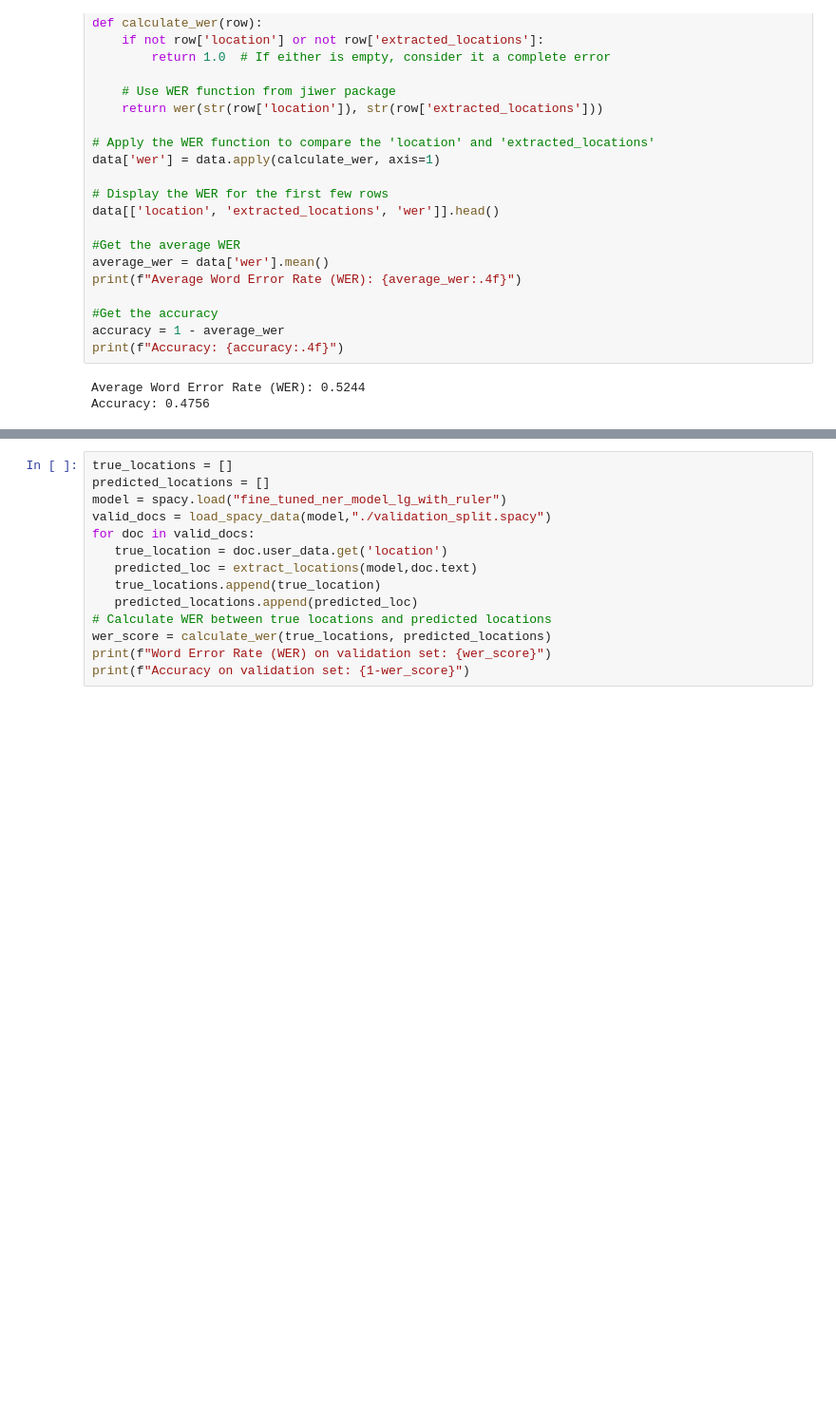
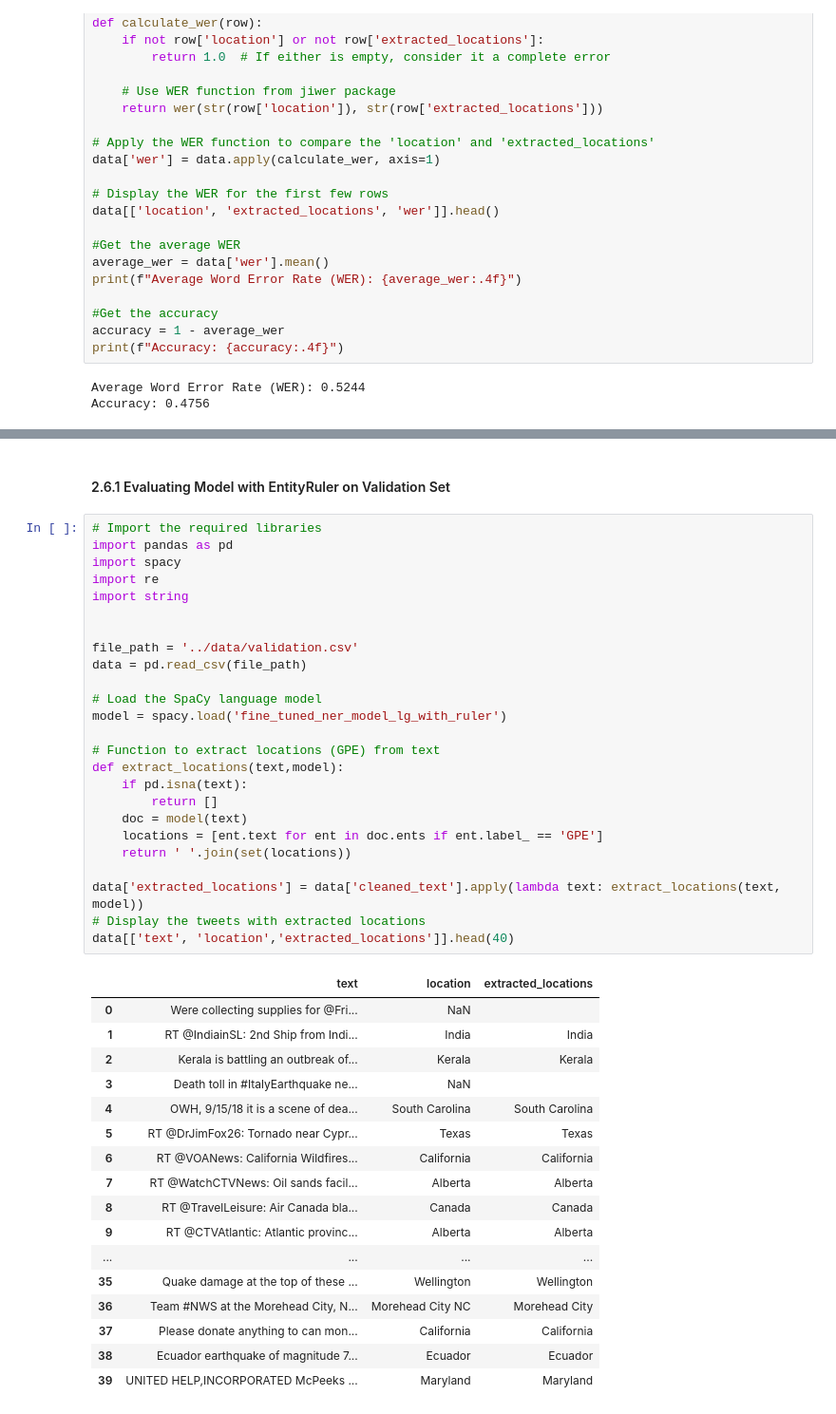
Before and after one commit to etechoptimist/ai4good_location_mention_recognition, a Jupyter notebook: src/spacy-ner.ipynb, the cells around one changed output, grey strips where cells are left out. Shown at 95% size. Saved outputs shown, nothing was run; the diff lists cells and outputs as text; blank space fills up the shorter version.

Commit message:
Rerunning models with transformer from Colab

```diff
--- a/src/spacy-ner.ipynb
+++ b/src/spacy-ner.ipynb
@@ -563,17 +568,48 @@ ruler.add_patterns(patterns)
 
 # Save the updated pipeline with the EntityRuler added
 model.to_disk("fine_tuned_ner_model_lg_with_ruler")
-# %%
-true_locations = []
-predicted_locations = []
-model = spacy.load("fine_tuned_ner_model_lg_with_ruler")
-valid_docs = load_spacy_data(model,"./validation_split.spacy")
-for doc in valid_docs:
-   true_location = doc.user_data.get('location')
-   predicted_loc = extract_locations(model,doc.text)
-   true_locations.append(true_location)
-   predicted_locations.append(predicted_loc)
-# Calculate WER between true locations and predicted locations
-wer_score = calculate_wer(true_locations, predicted_locations)
-print(f"Word Error Rate (WER) on validation set: {wer_score}")
-print(f"Accuracy on validation set: {1-wer_score}")
+# %% [markdown]
+#### 2.6.1 Evaluating Model with EntityRuler on Validation Set
+# %%
+# Import the required libraries
+import pandas as pd
+import spacy
+import re
+import string
+
+
+file_path = '../data/validation.csv'
+data = pd.read_csv(file_path)
+
+# Load the SpaCy language model
+model = spacy.load('fine_tuned_ner_model_lg_with_ruler')
+
+# Function to extract locations (GPE) from text
+def extract_locations(text,model):
+    if pd.isna(text):
+        return []
+    doc = model(text)
+    locations = [ent.text for ent in doc.ents if ent.label_ == 'GPE']
+    return ' '.join(set(locations))
+
+data['extracted_locations'] = data['cleaned_text'].apply(lambda text: extract_locations(text, model))
+# Display the tweets with extracted locations
+data[['text', 'location','extracted_locations']].head(40)
+# %% [output]
+|  | text | location | extracted_locations |
+| 0 | Were collecting supplies for @Fri... | NaN |  |
+| 1 | RT @IndiainSL: 2nd Ship from Indi... | India | India |
+| 2 | Kerala is battling an outbreak of... | Kerala | Kerala |
+| 3 | Death toll in #ItalyEarthquake ne... | NaN |  |
+| 4 | OWH, 9/15/18 it is a scene of dea... | South Carolina | South Carolina |
+| 5 | RT @DrJimFox26: Tornado near Cypr... | Texas | Texas |
+| 6 | RT @VOANews: California Wildfires... | California | California |
+| 7 | RT @WatchCTVNews: Oil sands facil... | Alberta | Alberta |
+| 8 | RT @TravelLeisure: Air Canada bla... | Canada | Canada |
+| 9 | RT @CTVAtlantic: Atlantic provinc... | Alberta | Alberta |
+| ... | ... | ... | ... |
+| 35 | Quake damage at the top of these ... | Wellington | Wellington |
+| 36 | Team #NWS at the Morehead City, N... | Morehead City NC | Morehead City |
+| 37 | Please donate anything to can mon... | California | California |
+| 38 | Ecuador earthquake of magnitude 7... | Ecuador | Ecuador |
+| 39 | UNITED HELP,INCORPORATED McPeeks ... | Maryland | Maryland |
```
Also changed, not shown: parts of 24 cells of this notebook, 1 other file.
